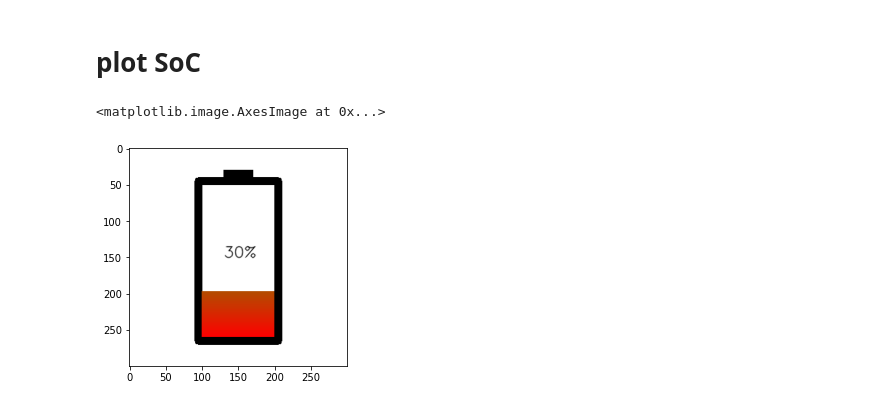
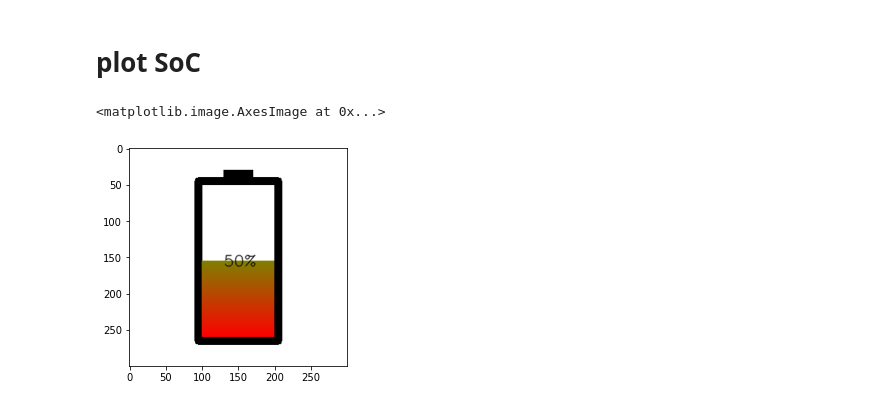
Before and after one commit to amirhosseinh77/Lithium-ion-Battery-Sim, a Jupyter notebook: notebooks/1-BatteryModel.ipynb, the cells around one changed output. Drawn from its saved outputs; the diff is of its cells as text; code cells hidden in the pictures.

```diff
--- a/notebooks/1-BatteryModel.ipynb
+++ b/notebooks/1-BatteryModel.ipynb
@@ -243,20 +243,20 @@ array([[1],
 # %%
 def plot_SOC(SOC):
     img = np.ones((300,300,3), dtype='uint8')*255
     img = cv2.rectangle(img, (95,45), (205,265), 0, 10) # H: 50-260 / W: 100-200
     img = cv2.rectangle(img, (130,30), (170,45), 0, -1)
     soc = np.array(range(0,SOC+1))
     soc = np.append(0,soc)
     green = (soc*255/100).astype(int)
     red = 255-green
     y = (-210/100*soc + 260).astype(int)
     for i in range(1,len(soc)): img[y[i]:y[i-1],100:200] = [0,green[i],red[i]]
-    cv2.putText(img, f'{SOC:02}%', (130, 150), cv2.FONT_HERSHEY_SIMPLEX, 0.7, 0, 1, cv2.LINE_AA)
+    cv2.putText(img, f'{SOC:02}%', (130, 162), cv2.FONT_HERSHEY_SIMPLEX, 0.7, 0, 1, cv2.LINE_AA)
     return img
 
 
-plt.imshow(plot_SOC(30)[...,::-1])
+plt.imshow(plot_SOC(50)[...,::-1])
 # cv2.imwrite('out1.jpg',plot_SOC(0))
 # %% [output]
 <matplotlib.image.AxesImage at 0x...>
-[figure, old version]
+[figure, new version]
```
Also changed, not shown: 7 other files.
